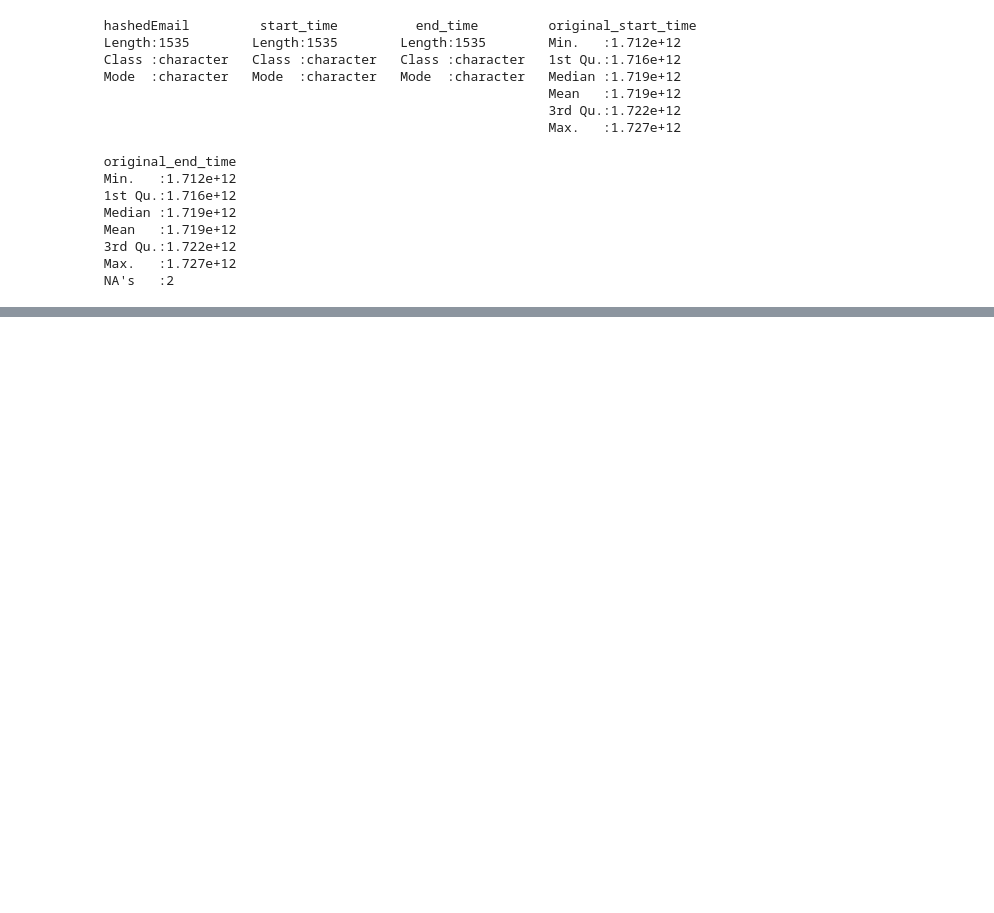
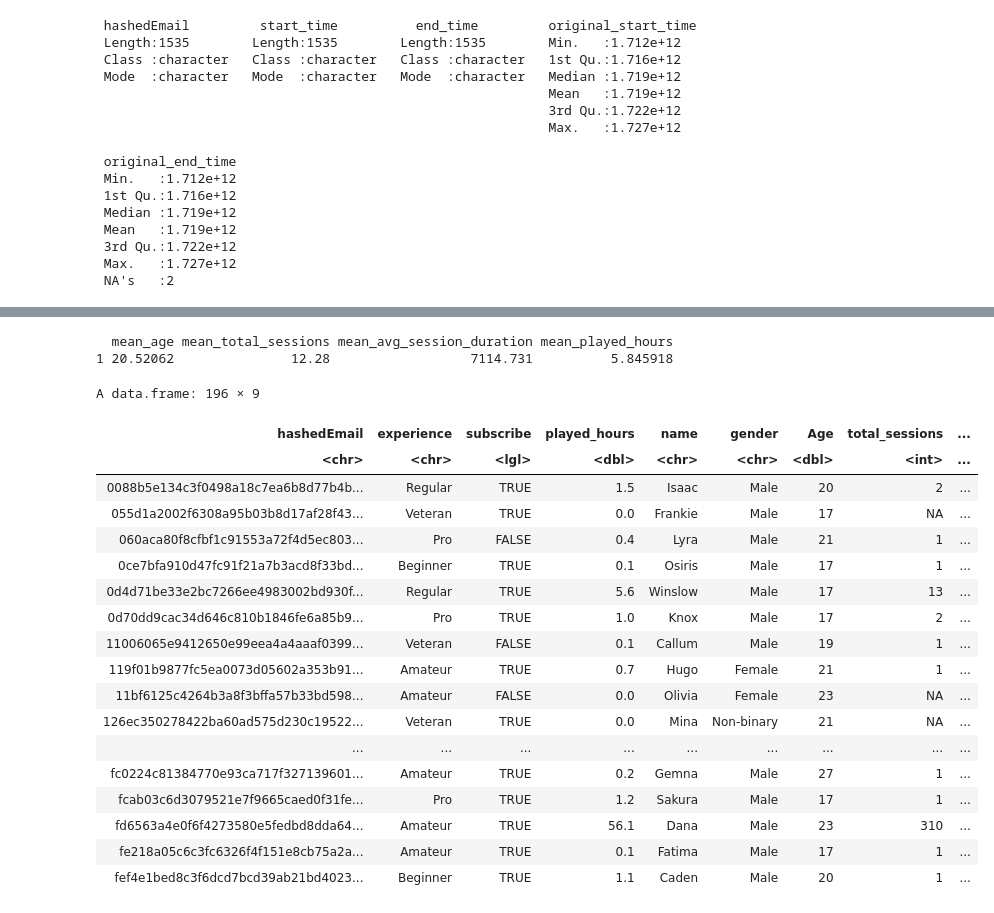
Before and after one commit to krt257/DsciProject, a Jupyter notebook: ProjectProposal.ipynb, the cells around one changed output, grey strips where cells are left out. Drawn from its saved outputs; the diff is of its cells as text; code cells hidden in the pictures; blank space fills up the shorter version.

```diff
--- a/ProjectProposal.ipynb
+++ b/ProjectProposal.ipynb
@@ -148,0 +152,55 @@ ERROR: Error in .local(x, ...): unused argument (origin = "1970-01-01")
+# %%
+# Convert Unix timestamps properly
+sessions_data$start_time <- as.POSIXct(sessions_data$start_time, origin = "1970-01-01", tz = "UTC")
+sessions_data$end_time <- as.POSIXct(sessions_data$end_time, origin = "1970-01-01", tz = "UTC")
+
+# Compute session duration for each session
+sessions_data$session_duration <- as.numeric(difftime(sessions_data$end_time, sessions_data$start_time, units = "mins"))
+
+
+
+
+mean_values <- players_sessions |>
+  summarise(
+    mean_age = mean(Age, na.rm = TRUE),
+    mean_total_sessions = mean(total_sessions, na.rm = TRUE),
+    mean_avg_session_duration = mean(avg_session_duration, na.rm = TRUE),
+    mean_played_hours = mean(played_hours, na.rm = TRUE)
+  )
+
+print(mean_values)
+# %% [output]
+  mean_age mean_total_sessions mean_avg_session_duration mean_played_hours
+1 20.52062               12.28                  7114.731          5.845918
+# %%
+sessions_summary <- sessions_data |>
+  group_by(hashedEmail) |>
+  summarise(
+    total_sessions = n(),
+    avg_session_duration = mean(session_duration, na.rm = TRUE)
+  )
+
+
+# Merge with players dataset
+players_sessions <- merge(players_data, sessions_summary, by = "hashedEmail", all.x = TRUE)
+players_sessions
+# %% [output]
+A data.frame: 196 × 9
+| hashedEmail | experience | subscribe | played_hours | name | gender | Age | total_sessions | ... |
+| <chr> | <chr> | <lgl> | <dbl> | <chr> | <chr> | <dbl> | <int> | ... |
+| 0088b5e134c3f0498a18c7ea6b8d77b4b... | Regular | TRUE | 1.5 | Isaac | Male | 20 | 2 | ... |
+| 055d1a2002f6308a95b03b8d17af28f43... | Veteran | TRUE | 0.0 | Frankie | Male | 17 | NA | ... |
+| 060aca80f8cfbf1c91553a72f4d5ec803... | Pro | FALSE | 0.4 | Lyra | Male | 21 | 1 | ... |
+| 0ce7bfa910d47fc91f21a7b3acd8f33bd... | Beginner | TRUE | 0.1 | Osiris | Male | 17 | 1 | ... |
+| 0d4d71be33e2bc7266ee4983002bd930f... | Regular | TRUE | 5.6 | Winslow | Male | 17 | 13 | ... |
+| 0d70dd9cac34d646c810b1846fe6a85b9... | Pro | TRUE | 1.0 | Knox | Male | 17 | 2 | ... |
+| 11006065e9412650e99eea4a4aaaf0399... | Veteran | FALSE | 0.1 | Callum | Male | 19 | 1 | ... |
+| 119f01b9877fc5ea0073d05602a353b91... | Amateur | TRUE | 0.7 | Hugo | Female | 21 | 1 | ... |
+| 11bf6125c4264b3a8f3bffa57b33bd598... | Amateur | FALSE | 0.0 | Olivia | Female | 23 | NA | ... |
+| 126ec350278422ba60ad575d230c19522... | Veteran | TRUE | 0.0 | Mina | Non-binary | 21 | NA | ... |
+| ... | ... | ... | ... | ... | ... | ... | ... | ... |
+| fc0224c81384770e93ca717f327139601... | Amateur | TRUE | 0.2 | Gemna | Male | 27 | 1 | ... |
+| fcab03c6d3079521e7f9665caed0f31fe... | Pro | TRUE | 1.2 | Sakura | Male | 17 | 1 | ... |
+| fd6563a4e0f6f4273580e5fedbd8dda64... | Amateur | TRUE | 56.1 | Dana | Male | 23 | 310 | ... |
+| fe218a05c6c3fc6326f4f151e8cb75a2a... | Amateur | TRUE | 0.1 | Fatima | Male | 17 | 1 | ... |
+| fef4e1bed8c3f6dcd7bcd39ab21bd4023... | Beginner | TRUE | 1.1 | Caden | Male | 20 | 1 | ... |
```
Also changed, not shown: parts of 10 cells of this notebook.
